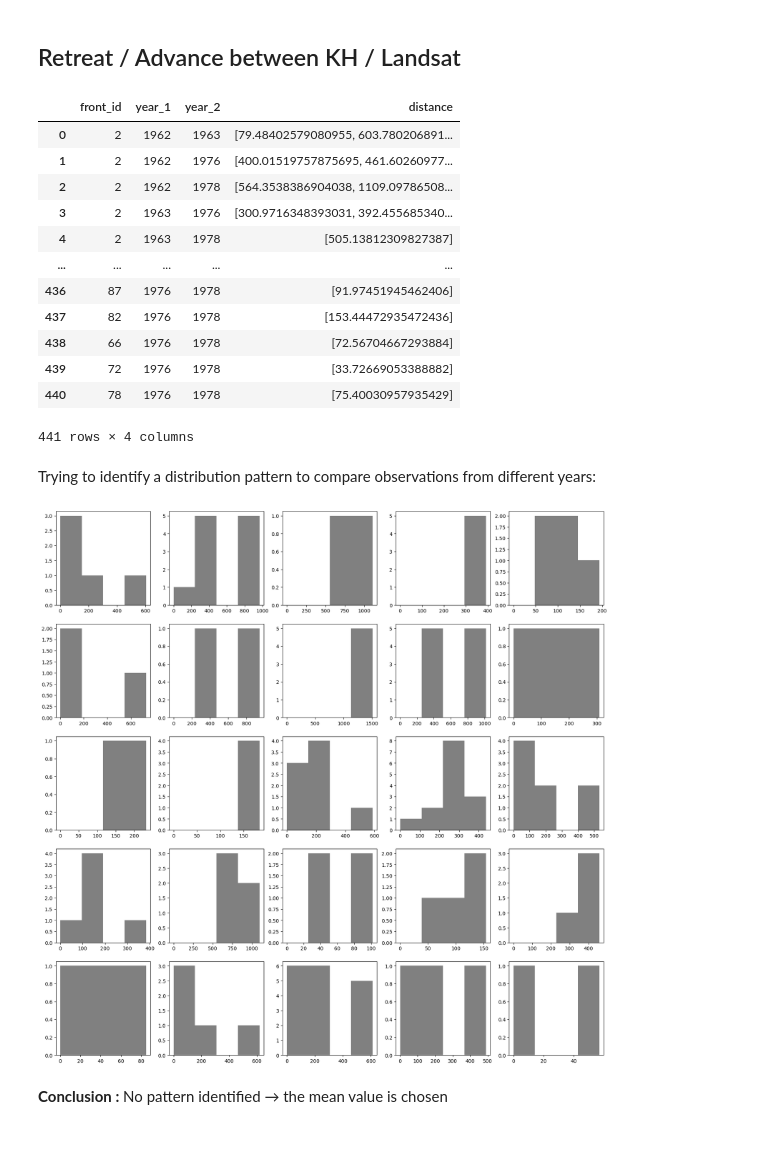
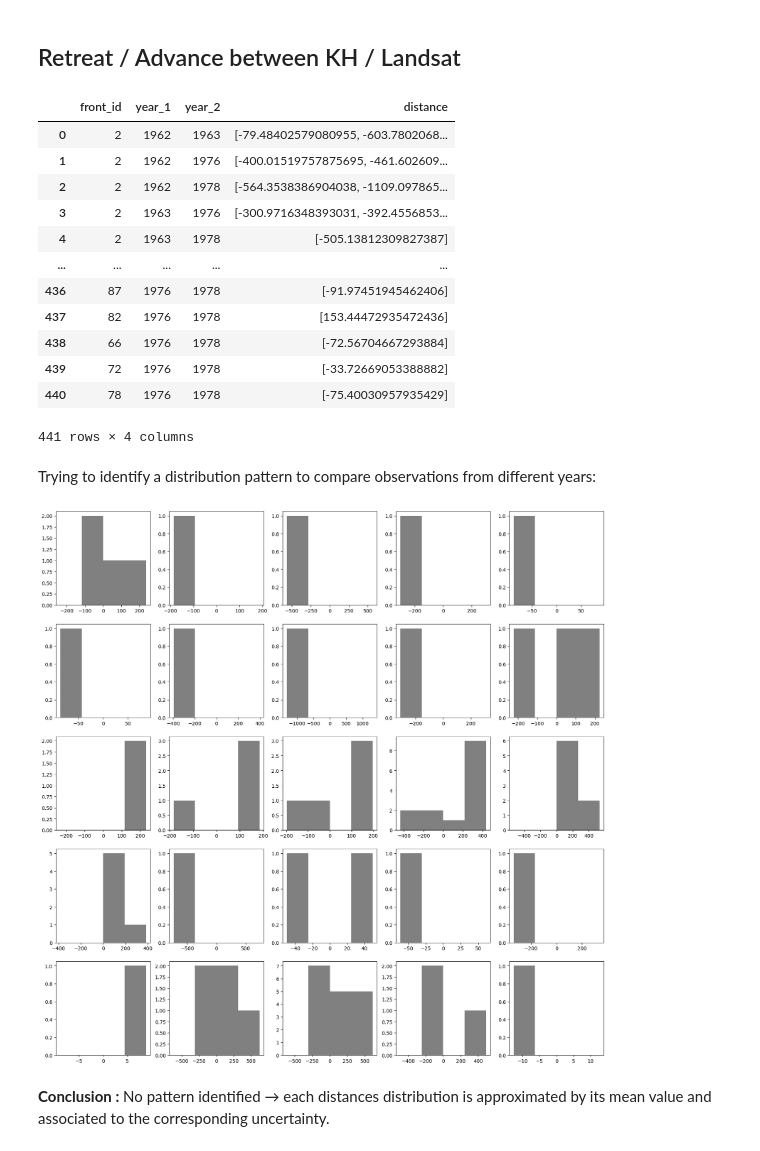
Before and after one commit to lorisdanjou/Svalbard_calving_fronts_1936-1978_data_analysis, a Jupyter notebook: results.ipynb, the cells around one changed output. Saved outputs shown, nothing was run; the diff lists cells and outputs as text; code cells hidden in the pictures.

Commit message:
uncertainty difference taken into account

```diff
--- a/results.ipynb
+++ b/results.ipynb
@@ -285,3 +285,8 @@ Year: 1976, Mean distance: -3.19 m, Standard deviation: 125.33 m
 Year: 1978, Mean distance: 23.66 m, Standard deviation: 122.23 m
 Skipped 59 comparisons out of 337 due to length difference
 [figure]
+# %%
+years = np.array([1962, 1963, 1976, 1978])
+sigmas_prime = np.array([665, 248, 125, 122])
+sigmas = sigmas_prime / np.sqrt(2)
+sigmas
@@ -287,0 +295,19 @@ Skipped 59 comparisons out of 337 due to length difference
+# %%
+uncertainties = pd.DataFrame(
+    [],
+    columns=["year_1", "year_2", "sigma_dist", "2_sigma_dist", "3_sigma_dist"]
+)
+
+for i in range(len(years) - 1):
+    for j in range(i + 1, len(years)):
+        uncertainties.loc[len(uncertainties)] = [
+            years[i],
+            years[j],
+            np.sqrt(sigmas[i]**2 + sigmas[j]**2),
+            2 * np.sqrt(sigmas[i]**2 + sigmas[j]**2),
+            3 * np.sqrt(sigmas[i]**2 + sigmas[j]**2)
+        ]
+
+uncertainties.loc[:, "years"] = uncertainties.loc[:, ["year_1", "year_2"]].apply(lambda x: (x.iloc[0], x.iloc[1]), axis=1)
+uncertainties = uncertainties[["year_1", "year_2", "years", "sigma_dist", "2_sigma_dist", "3_sigma_dist"]]
+uncertainties
@@ -311,7 +345,10 @@ for front in all_fronts.front_id.unique():
                 for l in range(len(other_fronts.geometry)):
                     front1 = fronts.geometry.iloc[k]
                     front2 = other_fronts.geometry.iloc[l]
-                    dist = distance(front1, front2)
+                    dir_1 = fronts.front_dir.iloc[k]
+                    dir_2 = other_fronts.front_dir.iloc[l]
+                    # print(front) # to identify the fronts that have different flow directions.
+                    dist = distance(front1, front2, dir_1, dir_2)
                     if dist is not None: # recall: distance returns None if the lengths of the fronts are too different
                         dists.append(dist)
                     else:
@@ -335,29 +372,29 @@ results = results.dropna().reset_index(drop=True)
 results
 # %% [output]
 |  | front_id | year_1 | year_2 | distance |
-| 0 | 2 | 1962 | 1963 | [79.48402579080955, 603.780206891... |
-| 1 | 2 | 1962 | 1976 | [400.01519757875695, 461.60260977... |
-| 2 | 2 | 1962 | 1978 | [564.3538386904038, 1109.09786508... |
-| 3 | 2 | 1963 | 1976 | [300.9716348393031, 392.455685340... |
-| 4 | 2 | 1963 | 1978 | [505.13812309827387] |
+| 0 | 2 | 1962 | 1963 | [-79.48402579080955, -603.7802068... |
+| 1 | 2 | 1962 | 1976 | [-400.01519757875695, -461.602609... |
+| 2 | 2 | 1962 | 1978 | [-564.3538386904038, -1109.097865... |
+| 3 | 2 | 1963 | 1976 | [-300.9716348393031, -392.4556853... |
+| 4 | 2 | 1963 | 1978 | [-505.13812309827387] |
 | ... | ... | ... | ... | ... |
-| 436 | 87 | 1976 | 1978 | [91.97451945462406] |
+| 436 | 87 | 1976 | 1978 | [-91.97451945462406] |
 | 437 | 82 | 1976 | 1978 | [153.44472935472436] |
-| 438 | 66 | 1976 | 1978 | [72.56704667293884] |
-| 439 | 72 | 1976 | 1978 | [33.72669053388882] |
-| 440 | 78 | 1976 | 1978 | [75.40030957935429] |
+| 438 | 66 | 1976 | 1978 | [-72.56704667293884] |
+| 439 | 72 | 1976 | 1978 | [-33.72669053388882] |
+| 440 | 78 | 1976 | 1978 | [-75.40030957935429] |
 441 rows × 4 columns
 # %% [markdown]
 Trying to identify a distribution pattern to compare observations from different years:
 # %%
 fig, axs = plt.subplots(ncols=5, nrows=5, figsize=[20, 20])
 c = 0
 for i in range(len(results)):
     if len(results.distance[i]) > 1:
         if c < 25:
-            axs[c//5, c%5].hist(results.distance[i], bins=np.linspace(0, results.distance[i].max(), 5), color="gray")
+            axs[c//5, c%5].hist(results.distance[i], bins=np.linspace(-np.abs(results.distance[i].max()), np.abs(results.distance[i].max()), 5), color="gray")
         c += 1
 # %% [output]
-[figure, old version]
+[figure, new version]
 # %% [markdown]
-**Conclusion :** No pattern identified → the mean value is chosen
+**Conclusion :** No pattern identified → each distances distribution is approximated by its mean value and associated to the corresponding uncertainty.
```
Also changed, not shown: parts of 10 cells of this notebook.
